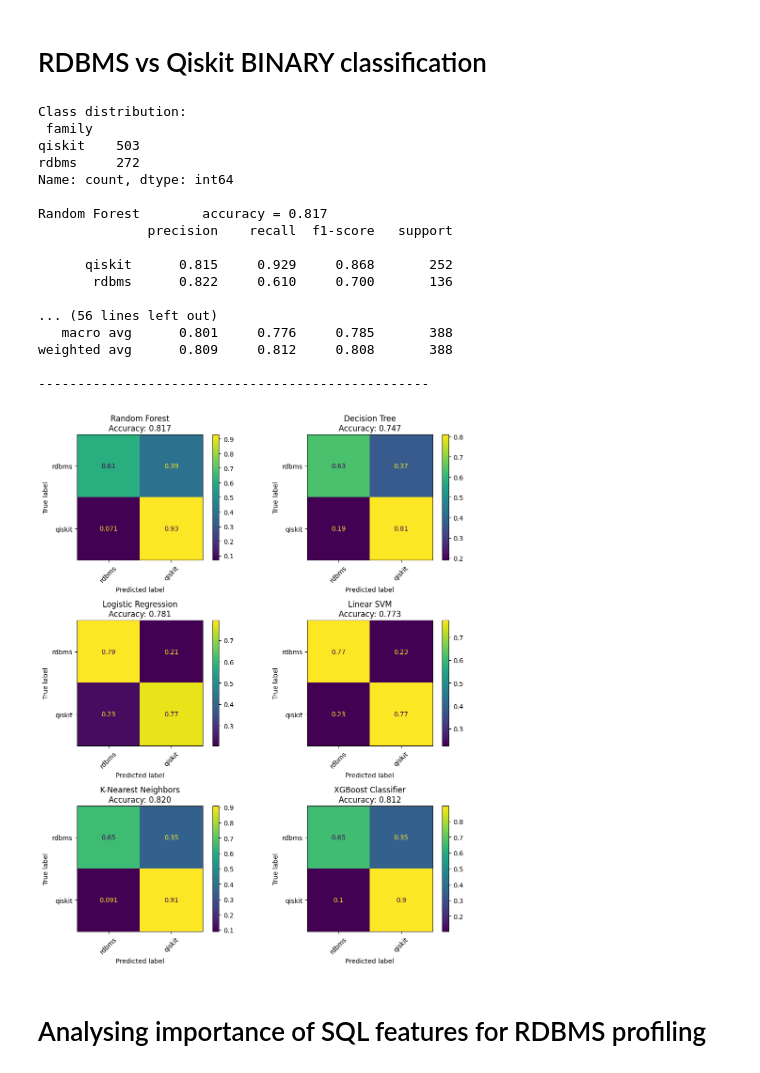
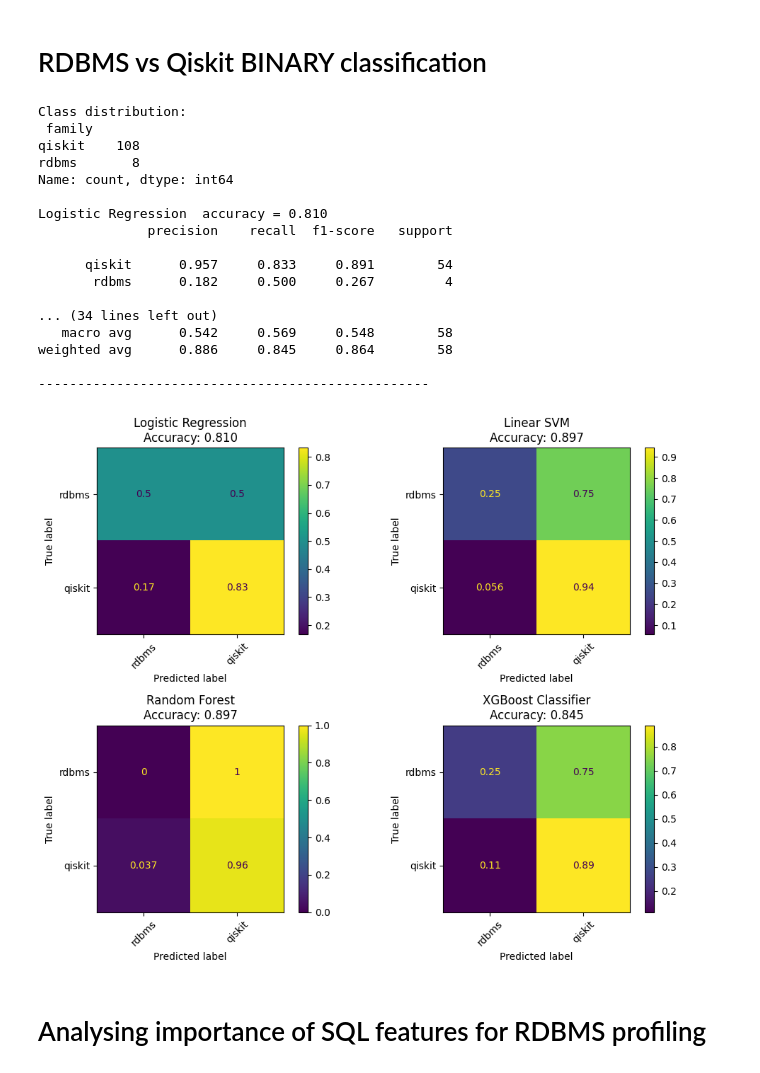
Before and after one commit to InfiniData-Lab/InferQ, a Jupyter notebook: analysis/rdbms.ipynb, the cells around one changed output. Saved outputs shown, nothing was run; the diff lists cells and outputs as text; code cells hidden in the pictures.

```diff
--- a/analysis/rdbms.ipynb
+++ b/analysis/rdbms.ipynb
@@ -25,9 +25,9 @@ rdbms_df  = pd.read_csv(base / "rdbms_simulation.csv")
 # 2. Merge feature tables first (numeric features)
 feature_df = sql_df # Only use SQL features for RDBMS analysis
 
-# feature_df = sql_df.merge(static_df, on=PRIMARY_KEY, how="outer") \
-#                        .merge(dynamic_df, on=PRIMARY_KEY, how="outer") \
-#                        .merge(graph_df, on=PRIMARY_KEY, how="outer") \
+feature_df = sql_df.merge(static_df, on=PRIMARY_KEY, how="outer") \
+                       .merge(dynamic_df, on=PRIMARY_KEY, how="outer") \
+                       .merge(graph_df, on=PRIMARY_KEY, how="outer") \
 # 3. FEATURES = numeric columns only (excluding PRIMARY_KEY)
 
 FEATURES = feature_df.select_dtypes(include=[np.number]).columns.tolist()
@@ -41,14 +41,18 @@ rdbms_df = rdbms_df[rdbms_cols]
 df = feature_df.merge(rdbms_df, on=PRIMARY_KEY)
 # Drop columns with nan in FEATURES
 # Print initial number of rows
-print("Initial rows before filtering automatic simulation:", len(df))
-df = df.dropna(subset=FEATURES, how='any')
-print("Rows after dropping NaNs in FEATURES:", len(df))
+# Rows with all FEATURES present
+df_feat_ok = df.dropna(subset=FEATURES, how="any")
 
 sim_cols = [c for c in rdbms_df.columns if c != PRIMARY_KEY]
-df["at_least_one_sim"] = df[sim_cols].notna().any(axis=1)
 
-print("Rows after filtering automatic simulation:", len(df))
-print("Number of numeric feature columns:", len(FEATURES))
-print("FEATURES sample:", FEATURES)
+df_valid = df_feat_ok[df_feat_ok[sim_cols].notna().any(axis=1)]
+df_all   = df_feat_ok.dropna(subset=sim_cols, how="any")
+
+print("Rows with all FEATURES valid and ≥1 sim non-PK column non-NaN:", len(df_valid))
+print("Rows with all FEATURES valid and ALL sim non-PK columns non-NaN:", len(df_all))
+df = df_all
+
+# Mean the von neumann entropy which is current a list per row
+df['vn_entropy'] = df['statevector_saved_von_neumann_entropy'].apply(lambda x: np.mean(eval(x)) if pd.notna(x) else np.nan)
 # %% [output]
@@ -260,7 +286,7 @@ RDBMS_METHODS = {"psql", "ducksql", "sqlite", "infiniquantum"}
 QISKIT_METHODS = {"statevector_saved", "density_matrix", "matrix_product_state", "extended_stabilizer"}
 
 df_bin = df_with_qiskit.copy()
-df_bin["family"] = df_bin["best_mem_method"].apply(
+df_bin["family"] = df_bin["best_time_method"].apply(
     lambda m: "rdbms" if m in RDBMS_METHODS else "qiskit" if m in QISKIT_METHODS else np.nan
 )
 df_bin = df_bin.dropna(subset=["family"])
@@ -295,8 +321,10 @@ sample_weights_xgb = np.array([cw_enc[c] for c in y_train_enc])
 
 # --- models ---
 models = {
-    "Random Forest": RandomForestClassifier(300, n_jobs=-1, class_weight="balanced", random_state=42),
-    "Decision Tree": DecisionTreeClassifier(class_weight="balanced", random_state=42),
+    # "K-Nearest Neighbors": Pipeline([
+    #     ("scaler", StandardScaler()),
+    #     ("clf", KNeighborsClassifier(7))
+    # ]),
     "Logistic Regression": Pipeline([
         ("scaler", StandardScaler()),
         ("clf", LogisticRegression(max_iter=2000, class_weight="balanced"))
@@ -305,10 +333,8 @@ models = {
         ("scaler", StandardScaler()),
         ("clf", SVC(kernel="linear", class_weight="balanced"))
     ]),
-    "K-Nearest Neighbors": Pipeline([
-        ("scaler", StandardScaler()),
-        ("clf", KNeighborsClassifier(7))
-    ]),
+    # "Decision Tree": DecisionTreeClassifier(class_weight="balanced", random_state=42),
+    "Random Forest": RandomForestClassifier(300, n_jobs=-1, class_weight="balanced", random_state=42),
     "XGBoost Classifier": XGBClassifier(
         n_estimators=300, max_depth=6, learning_rate=0.1,
         subsample=0.8, colsample_bytree=0.8,
@@ -318,42 +344,42 @@ models = {
 }
 
 # --- train / evaluate ---
 model_to_y_pred = {}
 
 for name, model in models.items():
     if name == "XGBoost Classifier":
         model.fit(X_train, y_train_enc, sample_weight=sample_weights_xgb)
         y_pred = le.inverse_transform((model.predict(X_test) > 0.5).astype(int))
     else:
         model.fit(X_train, y_train)
         y_pred = model.predict(X_test)
 
     model_to_y_pred[name] = y_pred
     print(f"{name:20s} accuracy = {accuracy_score(y_test, y_pred):.3f}")
     print(classification_report(y_test, y_pred, digits=3))
     print("-" * 50)
 
 # --- confusion matrices ---
 PlotConfusionReports(y_test, model_to_y_pred, methods=["rdbms", "qiskit"])
 # %% [output]
 Class distribution:
  family
-qiskit    503
-rdbms     272
+qiskit    108
+rdbms       8
 Name: count, dtype: int64
 
-Random Forest        accuracy = 0.817
+Logistic Regression  accuracy = 0.810
               precision    recall  f1-score   support
 
-      qiskit      0.815     0.929     0.868       252
-       rdbms      0.822     0.610     0.700       136
+      qiskit      0.957     0.833     0.891        54
+       rdbms      0.182     0.500     0.267         4
 
-... (56 lines left out)
-   macro avg      0.801     0.776     0.785       388
-weighted avg      0.809     0.812     0.808       388
+... (34 lines left out)
+   macro avg      0.542     0.569     0.548        58
+weighted avg      0.886     0.845     0.864        58
 
 --------------------------------------------------
-[figure, old version]
+[figure, new version]
 # %% [markdown]
 # Analysing importance of SQL features for RDBMS profiling
 # %%
```
Also changed, not shown: parts of 7 cells of this notebook, 2 other files.
